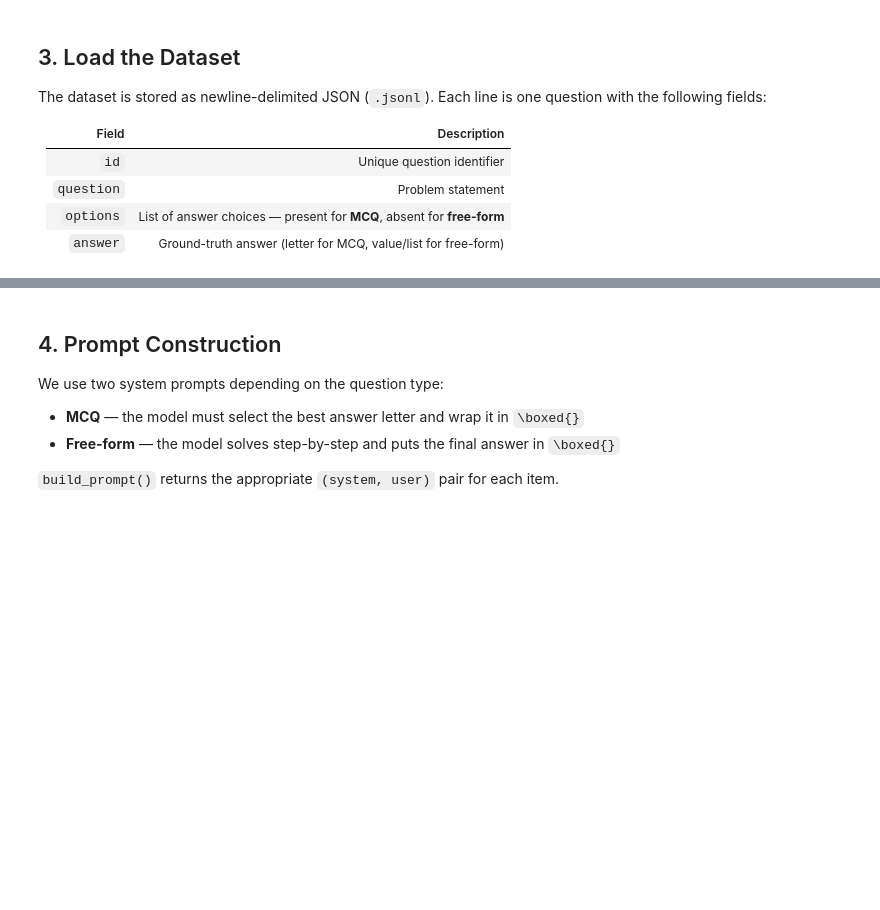
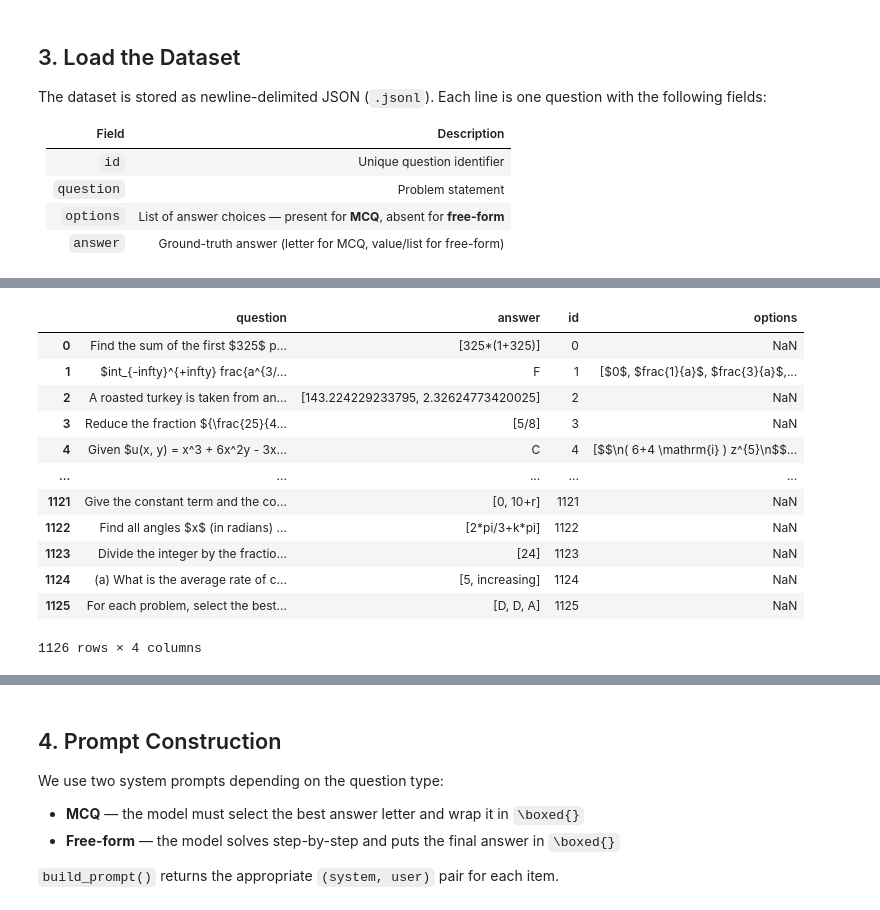
Before and after one commit to ethanlam101/151B_SP26_Competition_deep_learners, a Jupyter notebook: starter_code_cse151b_comp.ipynb, the cells around one changed output, grey strips where cells are left out. Saved outputs shown, nothing was run; the diff lists cells and outputs as text; code cells hidden in the pictures; blank space fills up the shorter version.

```diff
--- a/starter_code_cse151b_comp.ipynb
+++ b/starter_code_cse151b_comp.ipynb
@@ -108,3 +142,20 @@ The dataset is stored as newline-delimited JSON (`.jsonl`). Each line is one que
+# %%
+df = pd.read_json("public.jsonl", lines=True)
+df
+# %% [output]
+|  | question | answer | id | options |
+| 0 | Find the sum of the first $325$ p... | [325*(1+325)] | 0 | NaN |
+| 1 | $int_{-infty}^{+infty} frac{a^{3/... | F | 1 | [$0$, $frac{1}{a}$, $frac{3}{a}$,... |
+| 2 | A roasted turkey is taken from an... | [143.224229233795, 2.32624773420025] | 2 | NaN |
+| 3 | Reduce the fraction ${\frac{25}{4... | [5/8] | 3 | NaN |
+| 4 | Given $u(x, y) = x^3 + 6x^2y - 3x... | C | 4 | [$$\n( 6+4 \mathrm{i} ) z^{5}\n$$... |
+| ... | ... | ... | ... | ... |
+| 1121 | Give the constant term and the co... | [0, 10+r] | 1121 | NaN |
+| 1122 | Find all angles $x$ (in radians) ... | [2*pi/3+k*pi] | 1122 | NaN |
+| 1123 | Divide the integer by the fractio... | [24] | 1123 | NaN |
+| 1124 | (a) What is the average rate of c... | [5, increasing] | 1124 | NaN |
+| 1125 | For each problem, select the best... | [D, D, A] | 1125 | NaN |
+1126 rows × 4 columns
 # %%
 data = [json.loads(line) for line in open(DATA_PATH)]
 
```
Also changed, not shown: parts of 18 cells of this notebook.
